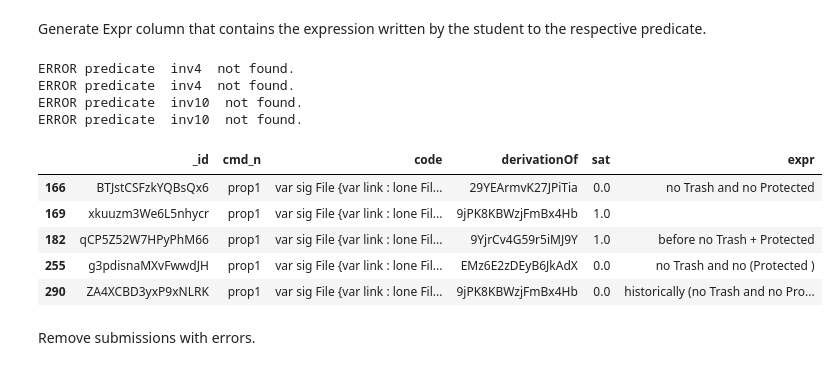
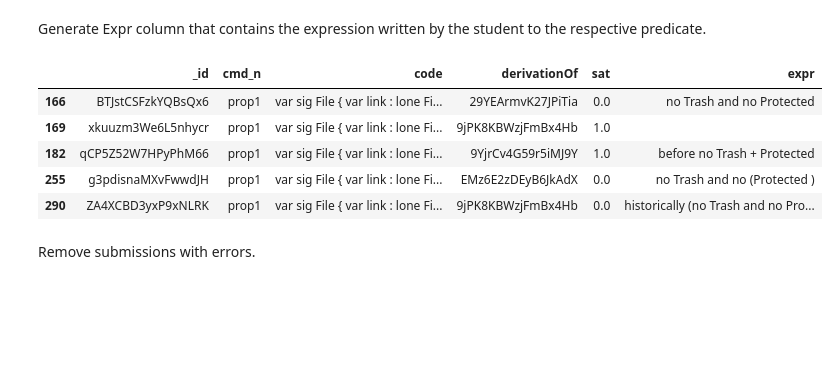
Before and after one commit to anaines14/HiGenA, a Jupyter notebook: data_preparation/notebook.ipynb, the cells around one changed output. Cells and saved outputs as stored; diff of their text form; code cells hidden in the pictures; blank space fills up the shorter version.

Commit message:
🐛 (Fix): handle not parseable cases

```diff
--- a/data_preparation/notebook.ipynb
+++ b/data_preparation/notebook.ipynb
@@ -368,10 +374,12 @@ if not jpype.isJVMStarted():
     jpype.startJVM(classpath=['lib/Parser/parser.jar'])
 
 # Import the Java classes
-Parser = jpype.JClass('org.higena.A4FParser')
+ASTParser = jpype.JClass('org.higena.A4FParser')
+ExprParser = jpype.JClass('org.higena.A4FExprParser')
 CompUtil = jpype.JClass('edu.mit.csail.sdg.parser.CompUtil')
 Reporter = jpype.JClass('edu.mit.csail.sdg.alloy4.A4Reporter')
 SyntaxError = jpype.JClass('edu.mit.csail.sdg.alloy4.ErrorSyntax')
+TypeError = jpype.JClass('edu.mit.csail.sdg.alloy4.ErrorType')
 # %% [markdown]
 Separate dataframes into separate dataframes for each predicate.
 # %%
@@ -456,42 +464,31 @@ Generate Expr column that contains the expression written by the student to the
 # %%
 def getExpr(code: str, predicateID: str):
     # Get the expression of a predicate
     # code: string with the code
     # predicateID: id of the predicate
     # return: string with the expression of the predicate
-
-    reg = r"pred " + predicateID + r"\s?\{(.*?)\}"
-    predicate = re.search(reg, code)
-
-    if predicate:
-        return predicate.group(1)
-    else:
-        print("ERROR predicate ", predicateID,  " not found.")
-        return None
+    parser = ExprParser(code)
+    return str(parser.parse(predicateID)).strip()
 
 def genExprColumn(allDfs):
     # Iterate over the challenges
     for cmdDfs in allDfs.values():
         # Iterate over the submission for each command
         for cmd, df in cmdDfs.items():
             df["expr"] = df["code"].apply(getExpr, args=(str(cmd),))
 
 
 # Generate the expression column
 genExprColumn(allDfs)
 
 allDfs["9jPK8KBWzjFmBx4Hb"]["prop1"].head()
 # %% [output]
-ERROR predicate  inv4  not found.
-ERROR predicate  inv4  not found.
-ERROR predicate  inv10  not found.
-ERROR predicate  inv10  not found.
 |  | _id | cmd_n | code | derivationOf | sat | expr |
-| 166 | BTJstCSFzkYQBsQx6 | prop1 | var sig File {var link : lone Fil... | 29YEArmvK27JPiTia | 0.0 | no Trash and no Protected |
-| 169 | xkuuzm3We6L5nhycr | prop1 | var sig File {var link : lone Fil... | 9jPK8KBWzjFmBx4Hb | 1.0 |  |
-| 182 | qCP5Z52W7HPyPhM66 | prop1 | var sig File {var link : lone Fil... | 9YjrCv4G59r5iMJ9Y | 1.0 | before no Trash + Protected |
-| 255 | g3pdisnaMXvFwwdJH | prop1 | var sig File {var link : lone Fil... | EMz6E2zDEyB6JkAdX | 0.0 | no Trash and no (Protected ) |
-| 290 | ZA4XCBD3yxP9xNLRK | prop1 | var sig File {var link : lone Fil... | 9jPK8KBWzjFmBx4Hb | 0.0 | historically (no Trash and no Pro... |
+| 166 | BTJstCSFzkYQBsQx6 | prop1 | var sig File { var link : lone Fi... | 29YEArmvK27JPiTia | 0.0 | no Trash and no Protected |
+| 169 | xkuuzm3We6L5nhycr | prop1 | var sig File { var link : lone Fi... | 9jPK8KBWzjFmBx4Hb | 1.0 |  |
+| 182 | qCP5Z52W7HPyPhM66 | prop1 | var sig File { var link : lone Fi... | 9YjrCv4G59r5iMJ9Y | 1.0 | before no Trash + Protected |
+| 255 | g3pdisnaMXvFwwdJH | prop1 | var sig File { var link : lone Fi... | EMz6E2zDEyB6JkAdX | 0.0 | no Trash and no (Protected ) |
+| 290 | ZA4XCBD3yxP9xNLRK | prop1 | var sig File { var link : lone Fi... | 9jPK8KBWzjFmBx4Hb | 0.0 | historically (no Trash and no Pro... |
 # %% [markdown]
 Remove submissions with errors.
 # %%
```
Also changed, not shown: parts of 11 cells of this notebook, 3 other files.
